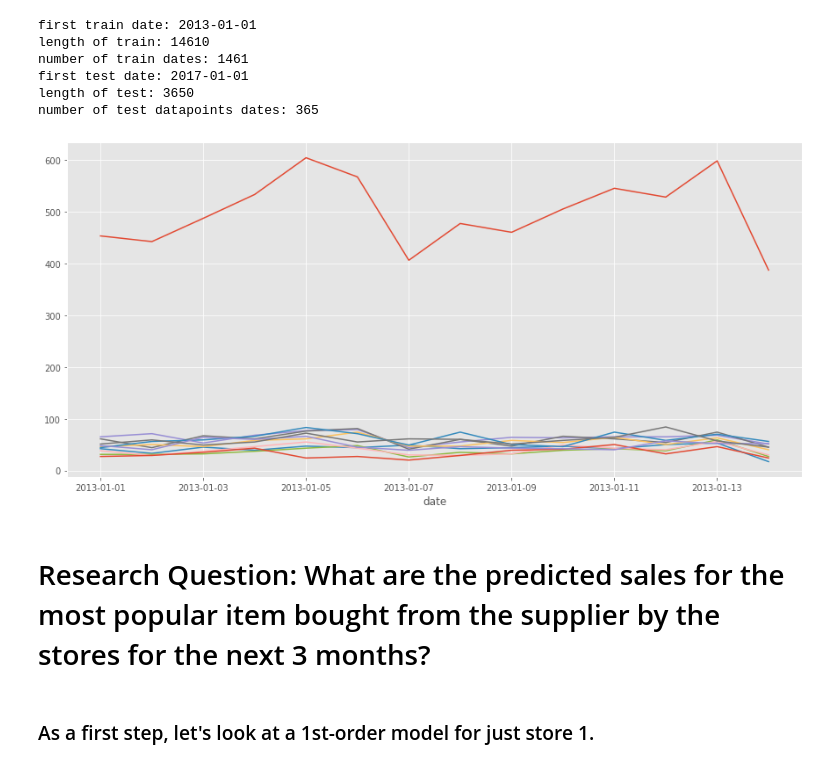
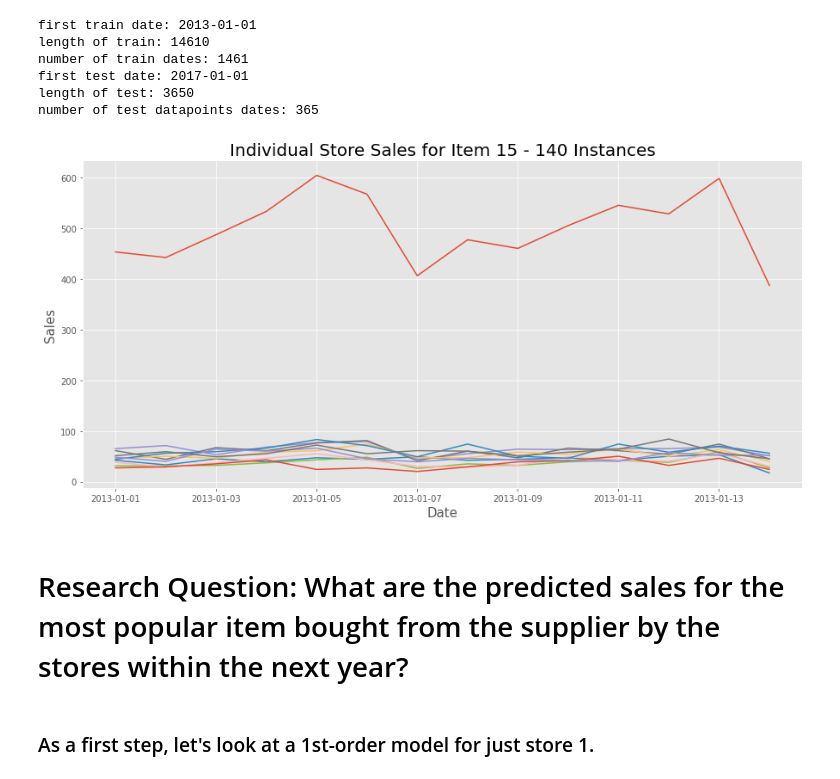
Before and after one commit to sh-biswas/demand-forecasting_Cogs109Final, a Jupyter notebook: Report.ipynb, the cells around one changed output. Cells and saved outputs as stored; diff of their text form; code cells hidden in the pictures.

```diff
--- a/Report.ipynb
+++ b/Report.ipynb
@@ -122,13 +118,17 @@ number of test datapoints dates: 365
 # %%
 #example plotting of indiviudal store sales for item 15
 fig, ax = plt.subplots(figsize=(15,7))
 train[:140].groupby('date').sum()['sales'].plot(x='date', y='sales', ax=ax)
 for i in np.arange(1, 11):
   train[:140][ (train['store'] == i) ].groupby('date').sum()['sales'].plot(x='date', y='sales', ax=ax)
+ax.set_title('Individual Store Sales for Item 15 - 140 Instances', fontsize=20)
+ax.set_ylabel("Sales", fontsize=15)
+ax.set_xlabel("Date", fontsize=15)
+plt.show()
 # %% [output]
-[figure, old version]
+[figure, new version]
 # %% [markdown]
-# Research Question: What are the predicted sales for the most popular item bought from the supplier by the stores for the next 3 months?
+# Research Question: What are the predicted sales for the most popular item bought from the supplier by the stores within the next year?
 # %% [markdown]
 ### As a first step, let's look at a 1st-order model for just store 1.
 # %%
```
Also changed, not shown: parts of 15 cells of this notebook.
